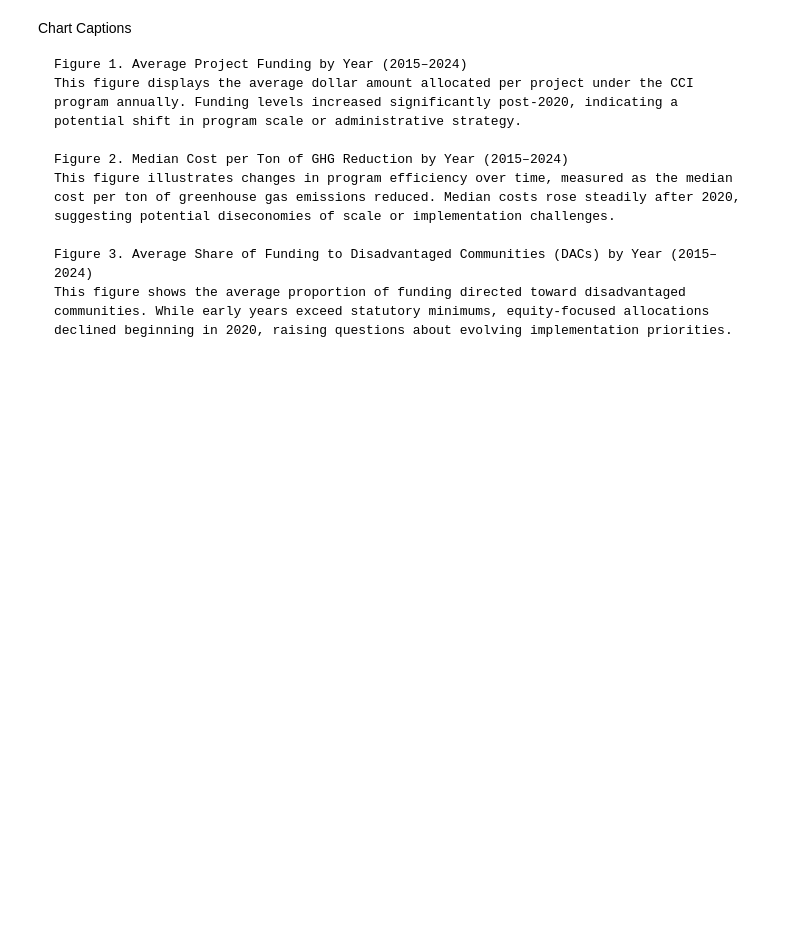
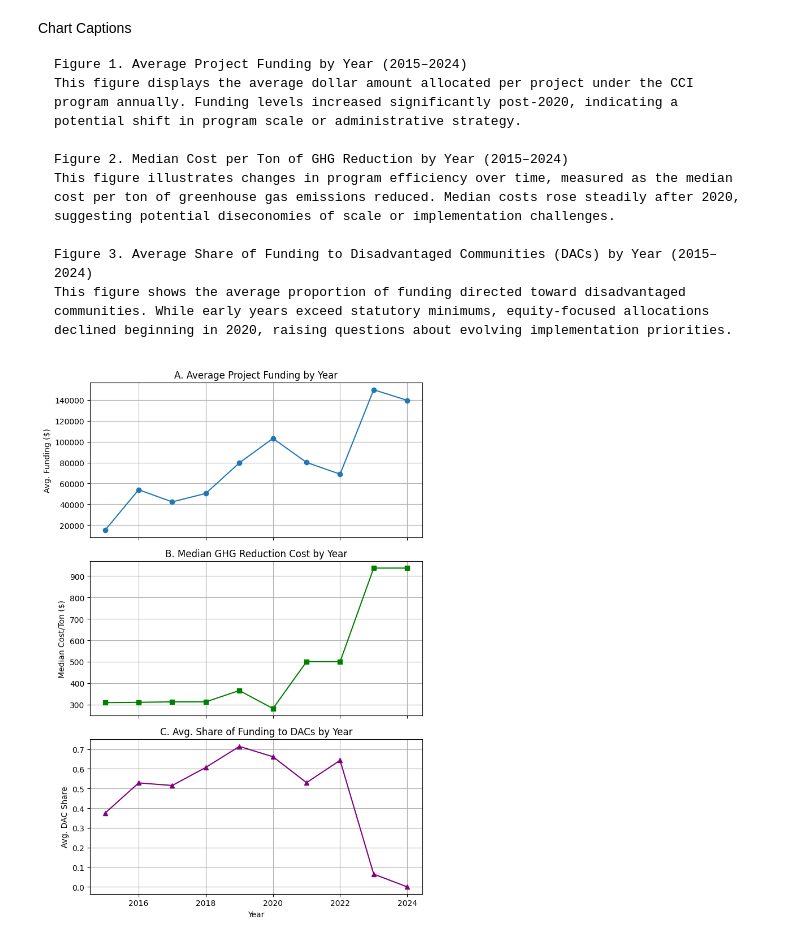
Before and after one commit to colLAB-516/new_california_equity, a Jupyter notebook: cci_time_series_analysis_noyear.ipynb, the cells around one changed output. Cells and saved outputs as stored; diff of their text form; code cells hidden in the pictures; blank space fills up the shorter version.

Commit message:
time series figure and caption

```diff
--- a/cci_time_series_analysis_noyear.ipynb
+++ b/cci_time_series_analysis_noyear.ipynb
@@ -146,3 +146,39 @@ Chart Captions
 
     Figure 3. Average Share of Funding to Disadvantaged Communities (DACs) by Year (2015–2024)
     This figure shows the average proportion of funding directed toward disadvantaged communities. While early years exceed statutory minimums, equity-focused allocations declined beginning in 2020, raising questions about evolving implementation priorities.
+# %%
+
+# Group by year
+annual = df.groupby('Year').agg(
+    avg_funding=('Total Program GGRFFunding', 'mean'),
+    median_cost_per_ton=('cost_per_ton', 'median'),
+    avg_share_DAC=('share_DAC', 'mean')
+).dropna()
+
+# Create the 3-panel figure
+fig, axs = plt.subplots(3, 1, figsize=(7, 10), sharex=True)
+
+# Panel 1: Average Funding
+axs[0].plot(annual.index, annual['avg_funding'], marker='o')
+axs[0].set_ylabel("Avg. Funding ($)")
+axs[0].set_title("A. Average Project Funding by Year")
+axs[0].grid(True)
+
+# Panel 2: Median Cost per Ton
+axs[1].plot(annual.index, annual['median_cost_per_ton'], marker='s', color='green')
+axs[1].set_ylabel("Median Cost/Ton ($)")
+axs[1].set_title("B. Median GHG Reduction Cost by Year")
+axs[1].grid(True)
+
+# Panel 3: Average DAC Share
+axs[2].plot(annual.index, annual['avg_share_DAC'], marker='^', color='purple')
+axs[2].set_ylabel("Avg. DAC Share")
+axs[2].set_title("C. Avg. Share of Funding to DACs by Year")
+axs[2].set_xlabel("Year")
+axs[2].grid(True)
+
+plt.tight_layout()
+plt.savefig("cci_trends_3panel.png", dpi=300)  # For paper use
+plt.show()
+# %% [output]
+[figure, added]
```
Also changed, not shown: parts of 1 cell of this notebook, 1 other file.
